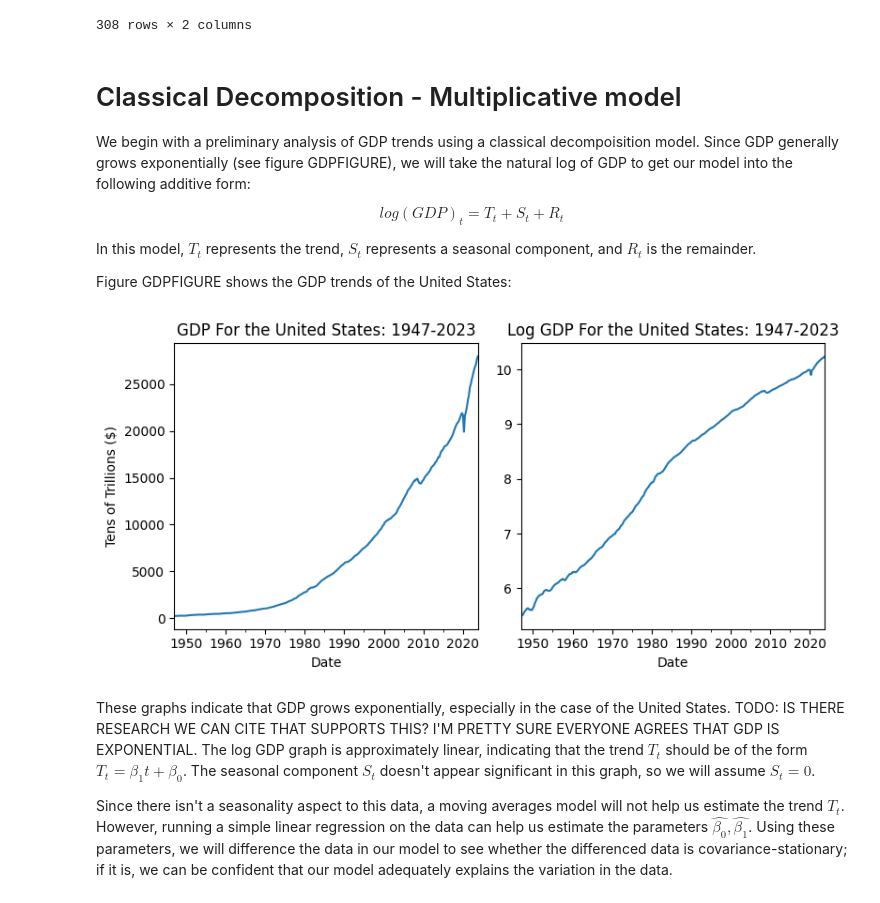
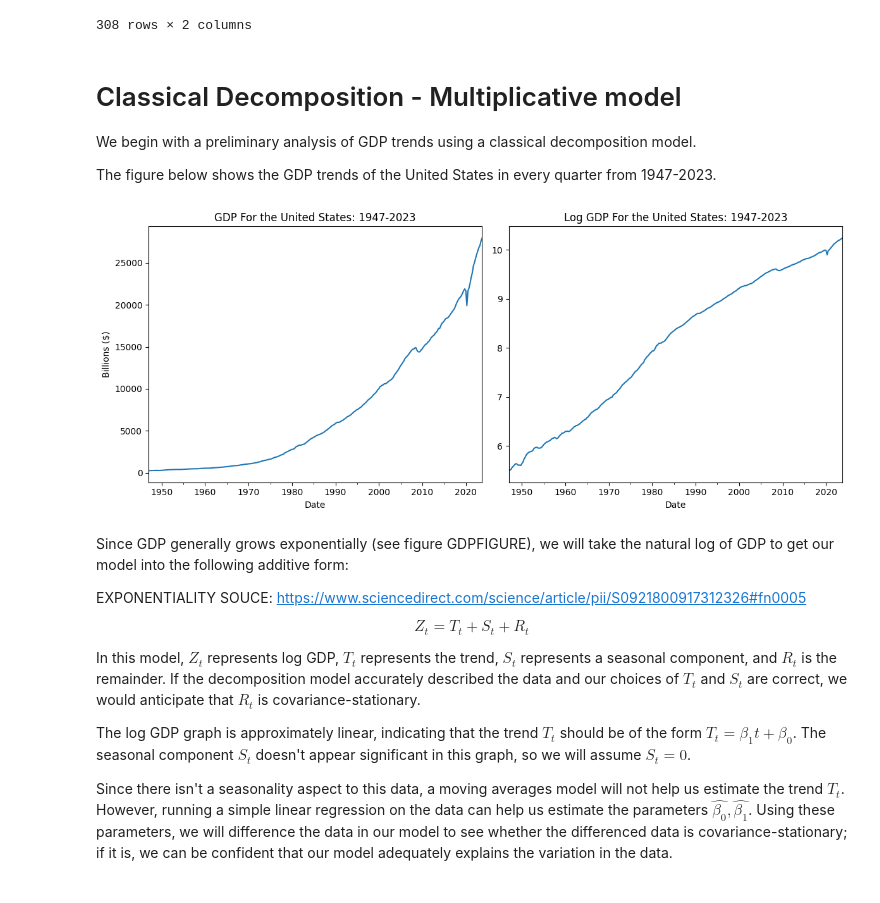
Before and after one commit to addmelo/ACME, a Jupyter notebook: InitialGDPModel.ipynb, the cells around one changed output. Drawn from its saved outputs; the diff is of its cells as text; code cells hidden in the pictures.

```diff
--- a/InitialGDPModel.ipynb
+++ b/InitialGDPModel.ipynb
@@ -30,34 +30,39 @@ USA
 # %% [markdown]
 # Classical Decomposition - Multiplicative model
 
-We begin with a preliminary analysis of GDP trends using a classical decompoisition model. Since GDP generally grows exponentially (see figure GDPFIGURE), we will take the natural log of GDP to get our model into the following additive form:
+We begin with a preliminary analysis of GDP trends using a classical decomposition model.
 
-$$ log(GDP)_t = T_t + S_t + R_t $$
-
-In this model, $T_t$ represents the trend, $S_t$ represents a seasonal component, and $R_t$ is the remainder.
-
-Figure GDPFIGURE shows the GDP trends of the United States:
+The figure below shows the GDP trends of the United States in every quarter from 1947-2023.
 # %%
 # Plot initial results
-fig, axs = plt.subplots(1,2, figsize=(8,4))
+fig, axs = plt.subplots(1,2, figsize=(12,5))
 plt.gca().yaxis.get_offset_text().set_visible(False)
 USA.plot(y="GDP", ax=axs[0], use_index=True, legend=False)
 #JAPAN.plot(x="Year", y="GDP", ax=axs[0], label="Japan")
 axs[0].set_title("GDP For the United States: 1947-2023")
-axs[0].set_ylabel("Tens of Trillions ($)")
+axs[0].set_ylabel("Billions ($)")
 
 # Plot the logged models
 USA.plot(y="log_GDP", ax=axs[1], use_index=True, legend=False)
 axs[1].set_title("Log GDP For the United States: 1947-2023")
 #axs[1].set_ylabel("GDP ($)")
 plt.gca().yaxis.get_offset_text().set_visible(False)
 #plt.suptitle("Figure GDPFIGURE")
 plt.tight_layout()
 plt.show()
 # %% [output]
-[figure, old version]
+[figure, new version]
 # %% [markdown]
-These graphs indicate that GDP grows exponentially, especially in the case of the United States. TODO: IS THERE RESEARCH WE CAN CITE THAT SUPPORTS THIS? I'M PRETTY SURE EVERYONE AGREES THAT GDP IS EXPONENTIAL. The log GDP graph is approximately linear, indicating that the trend $T_t$ should be of the form $T_t = \beta_1 t + \beta_0 $. The seasonal component $S_t$ doesn't appear significant in this graph, so we will assume $ S_t = 0 $.
+Since GDP generally grows exponentially (see figure GDPFIGURE), we will take the natural log of GDP to get our model into the following additive form:
+
+EXPONENTIALITY SOUCE: https://www.sciencedirect.com/science/article/pii/S0921800917312326#fn0005
+
+$$ Z_t = T_t + S_t + R_t $$
+
+In this model, $Z_t$ represents log GDP, $T_t$ represents the trend, $S_t$ represents a seasonal component, and $R_t$ is the remainder. If the decomposition model accurately described the data and our choices of $T_t$ and $S_t$ are correct, we would anticipate that $R_t$ is covariance-stationary.
+
+
+The log GDP graph is approximately linear, indicating that the trend $T_t$ should be of the form $T_t = \beta_1 t + \beta_0 $. The seasonal component $S_t$ doesn't appear significant in this graph, so we will assume $ S_t = 0 $.
 
 Since there isn't a seasonality aspect to this data, a moving averages model will not help us estimate the trend $T_t$. However, running a simple linear regression on the data can help us estimate the parameters $ \hat{\beta_0}, \hat{\beta_1}$. Using these parameters, we will difference the data in our model to see whether the differenced data is covariance-stationary; if it is, we can be confident that our model adequately explains the variation in the data.
 # %%
```
Also changed, not shown: parts of 2 cells of this notebook, 2 other files.
